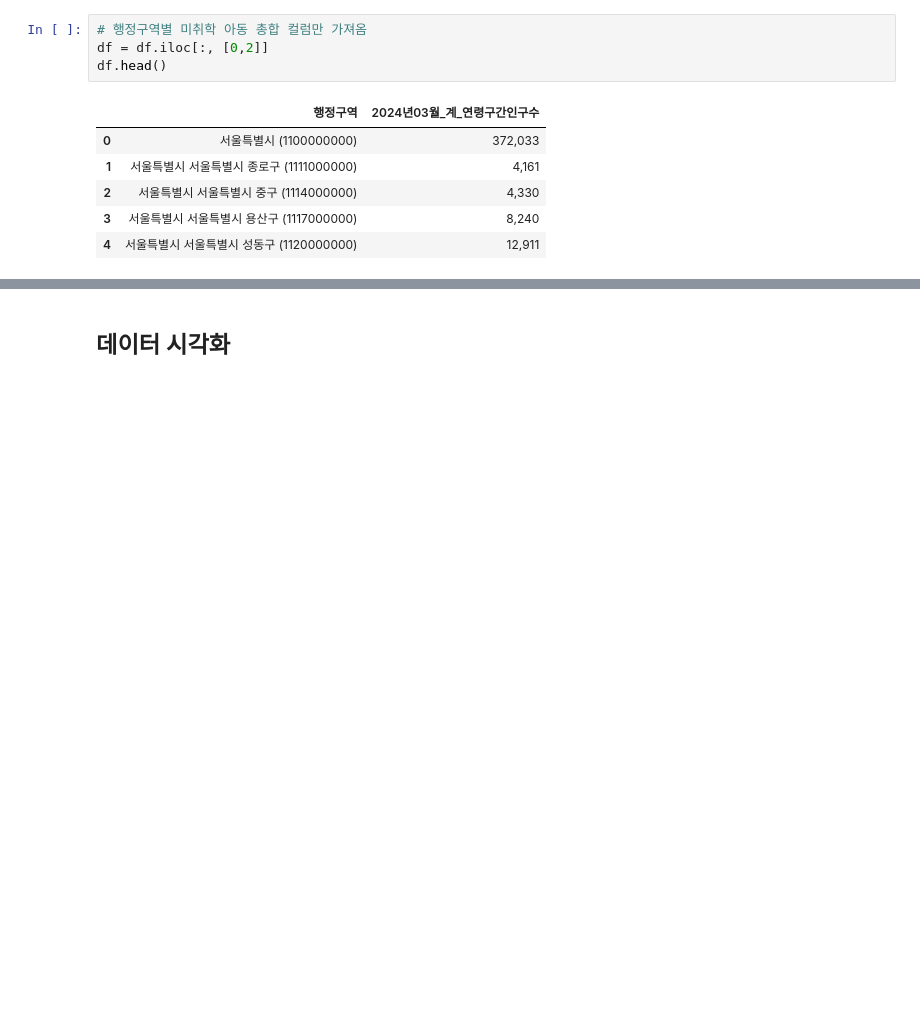
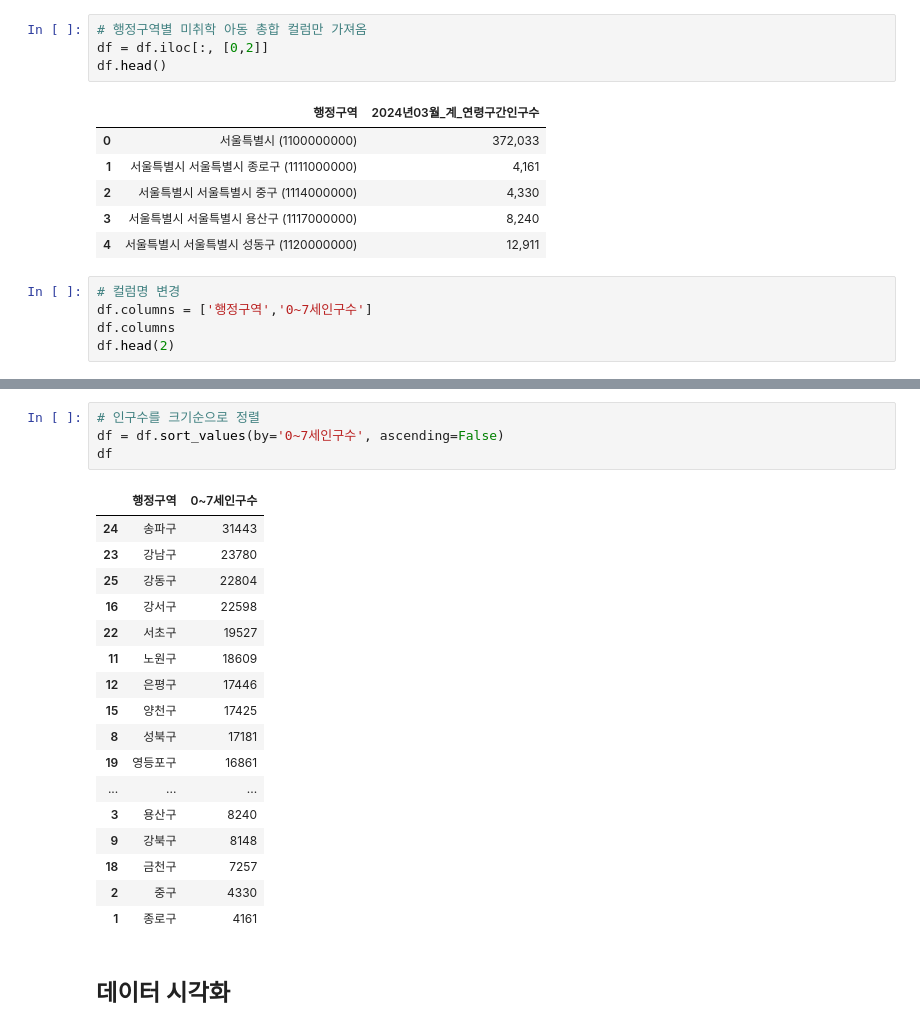
Before and after one commit to harujem/dataAnalysis, a Jupyter notebook: 미니프로젝트_EDA분석.ipynb, the cells around one changed output, grey strips where cells are left out. Drawn from its saved outputs; the diff is of its cells as text; blank space fills up the shorter version.

```diff
--- a/미니프로젝트_EDA분석.ipynb
+++ b/미니프로젝트_EDA분석.ipynb
@@ -98,3 +91,8 @@ df.head()
 | 2 | 서울특별시 서울특별시 중구 (1114000000) | 4,330 |
 | 3 | 서울특별시 서울특별시 용산구 (1117000000) | 8,240 |
 | 4 | 서울특별시 서울특별시 성동구 (1120000000) | 12,911 |
+# %%
+# 컬럼명 변경
+df.columns = ['행정구역','0~7세인구수']
+df.columns
+df.head(2)
@@ -122,3 +133,25 @@ Name: 행정구역, dtype: object
+# %%
+# 인구수를 크기순으로 정렬
+df = df.sort_values(by='0~7세인구수', ascending=False)
+df
+# %% [output]
+|  | 행정구역 | 0~7세인구수 |
+| 24 | 송파구 | 31443 |
+| 23 | 강남구 | 23780 |
+| 25 | 강동구 | 22804 |
+| 16 | 강서구 | 22598 |
+| 22 | 서초구 | 19527 |
+| 11 | 노원구 | 18609 |
+| 12 | 은평구 | 17446 |
+| 15 | 양천구 | 17425 |
+| 8 | 성북구 | 17181 |
+| 19 | 영등포구 | 16861 |
+| ... | ... | ... |
+| 3 | 용산구 | 8240 |
+| 9 | 강북구 | 8148 |
+| 18 | 금천구 | 7257 |
+| 2 | 중구 | 4330 |
+| 1 | 종로구 | 4161 |
 # %% [markdown]
 ## 데이터 시각화
 # %%
```
Also changed, not shown: parts of 7 cells of this notebook.
